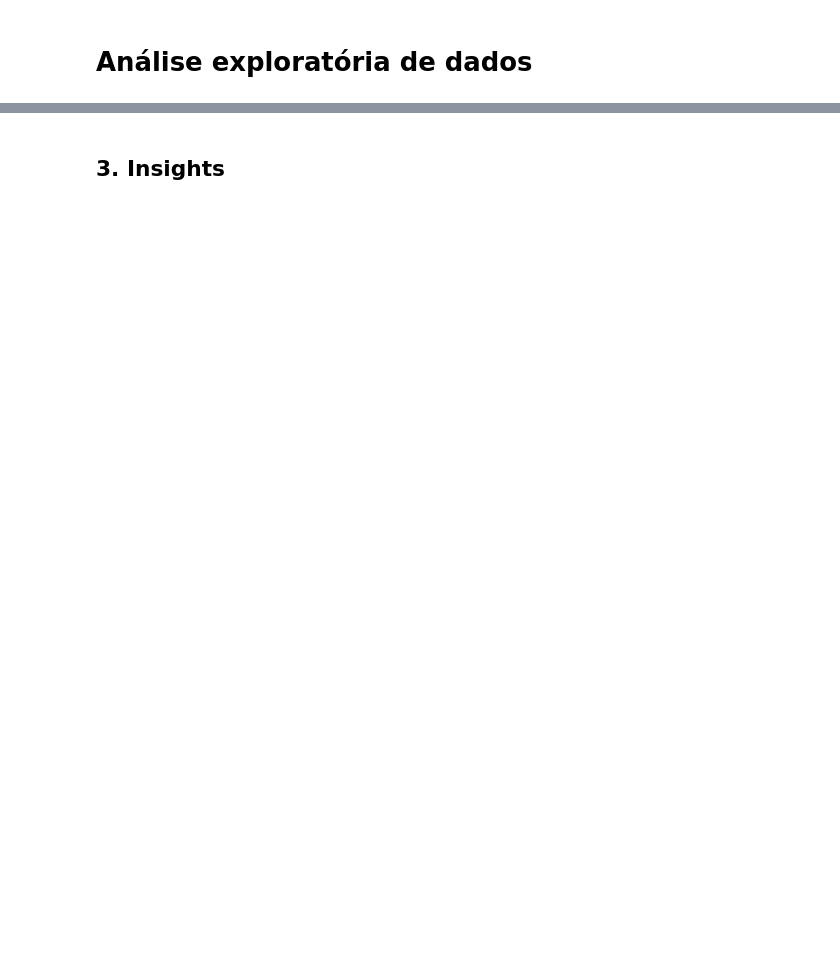
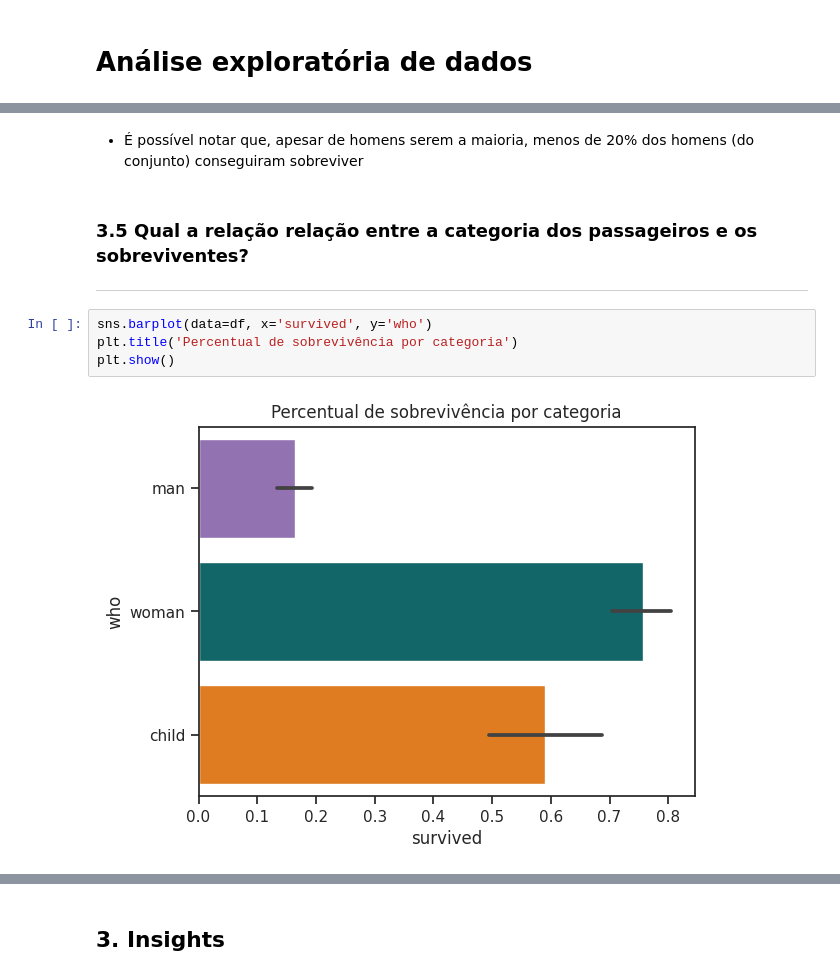
Before and after one commit to vincenzofadda/avanti-bootcamp-cdd, a Jupyter notebook: notebooks/01-exploratory_data_analysis.ipynb, the cells around one changed output, grey strips where cells are left out. Drawn from its saved outputs; the diff is of its cells as text; blank space fills up the shorter version.

```diff
--- a/notebooks/01-exploratory_data_analysis.ipynb
+++ b/notebooks/01-exploratory_data_analysis.ipynb
@@ -19,0 +271,11 @@ display(df.head())
+# %% [markdown]
+- É possível notar que, apesar de homens serem a maioria, menos de 20% dos homens (do conjunto) conseguiram sobreviver
+# %% [markdown]
+### 3.5 Qual a relação relação entre a categoria dos passageiros e os sobreviventes?
+***
+# %%
+sns.barplot(data=df, x='survived', y='who')
+plt.title('Percentual de sobrevivência por categoria')
+plt.show()
+# %% [output]
+[figure, added]
```
Also changed, not shown: parts of 49 cells of this notebook.
